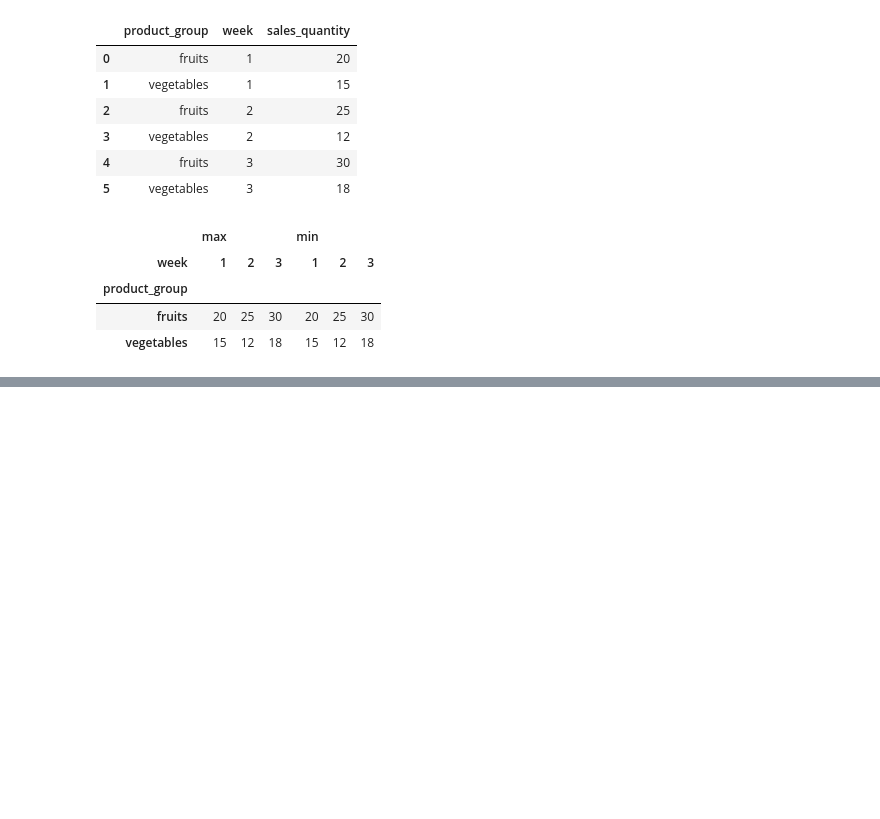
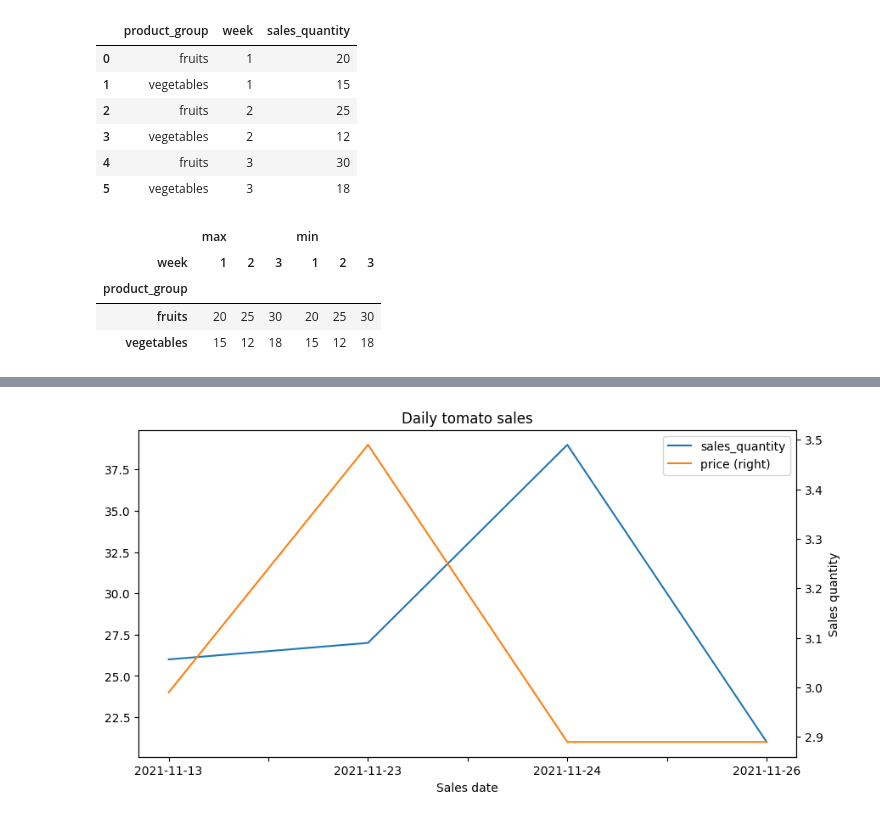
Before and after one commit to WhisperingDreamer/ML-courses, a Jupyter notebook: Pandas/1Introduction.ipynb, the cells around one changed output, grey strips where cells are left out. Cells and saved outputs as stored; diff of their text form; code cells hidden in the pictures; blank space fills up the shorter version.

```diff
--- a/Pandas/1Introduction.ipynb
+++ b/Pandas/1Introduction.ipynb
@@ -1870,0 +1967,20 @@ display(solution(df))
+# %%
+grocery = grocery.sort_values(
+    by="sales_date",
+    ascending=True
+)
+
+grocery[grocery["product_description"]=="tomato"].plot(
+    x = "sales_date",
+    y = ["sales_quantity", 'price'],
+    kind = "line",
+    figsize = (10,5),
+    title = "Daily tomato sales",
+    xlabel = "Sales date",
+    ylabel = "Sales quantity",
+    secondary_y='price' # type: ignore
+)
+
+plt.savefig('figs/tomato_sales')
+# %% [output]
+[figure, added]
```
Also changed, not shown: parts of 52 cells of this notebook, 5 other files.
